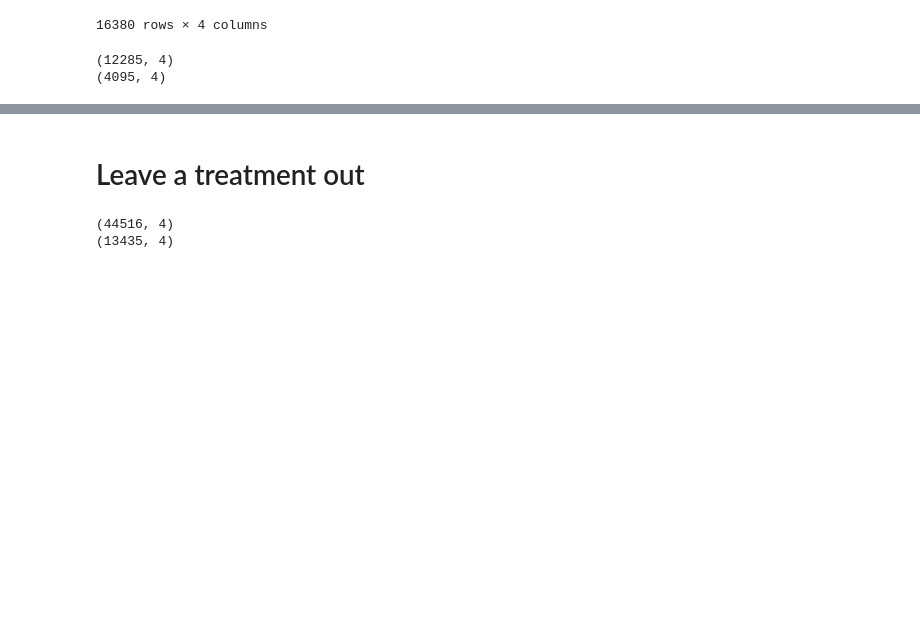
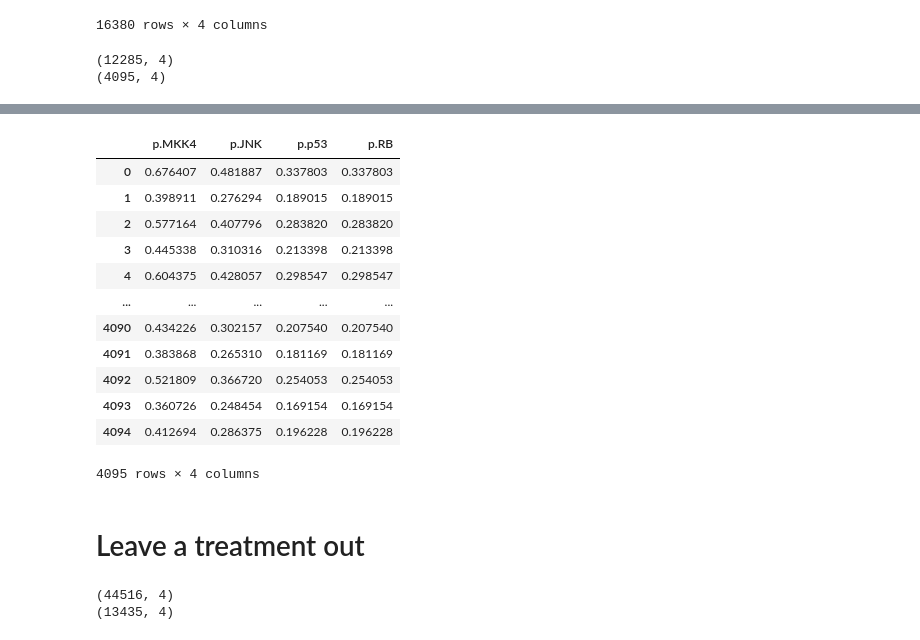
Before and after one commit to c-legac/biofuzznet, a Jupyter notebook: Notebooks/20230310_Linear_cascade_DREAM.ipynb, the cells around one changed output, grey strips where cells are left out. Cells and saved outputs as stored; diff of their text form; code cells hidden in the pictures; blank space fills up the shorter version.

```diff
--- a/Notebooks/20230310_Linear_cascade_DREAM.ipynb
+++ b/Notebooks/20230310_Linear_cascade_DREAM.ipynb
@@ -205,3 +205,19 @@ sns.lineplot(data=loss, x='time', y='loss', hue='phase')
+# %%
+pd.DataFrame({k: v.numpy() for k, v in my_model.output_states.items()})
+# %% [output]
+|  | p.MKK4 | p.JNK | p.p53 | p.RB |
+| 0 | 0.676407 | 0.481887 | 0.337803 | 0.337803 |
+| 1 | 0.398911 | 0.276294 | 0.189015 | 0.189015 |
+| 2 | 0.577164 | 0.407796 | 0.283820 | 0.283820 |
+| 3 | 0.445338 | 0.310316 | 0.213398 | 0.213398 |
+| 4 | 0.604375 | 0.428057 | 0.298547 | 0.298547 |
+| ... | ... | ... | ... | ... |
+| 4090 | 0.434226 | 0.302157 | 0.207540 | 0.207540 |
+| 4091 | 0.383868 | 0.265310 | 0.181169 | 0.181169 |
+| 4092 | 0.521809 | 0.366720 | 0.254053 | 0.254053 |
+| 4093 | 0.360726 | 0.248454 | 0.169154 | 0.169154 |
+| 4094 | 0.412694 | 0.286375 | 0.196228 | 0.196228 |
+4095 rows × 4 columns
 # %% [markdown]
 # Leave a treatment out
 # %%
```
Also changed, not shown: parts of 8 cells of this notebook.
